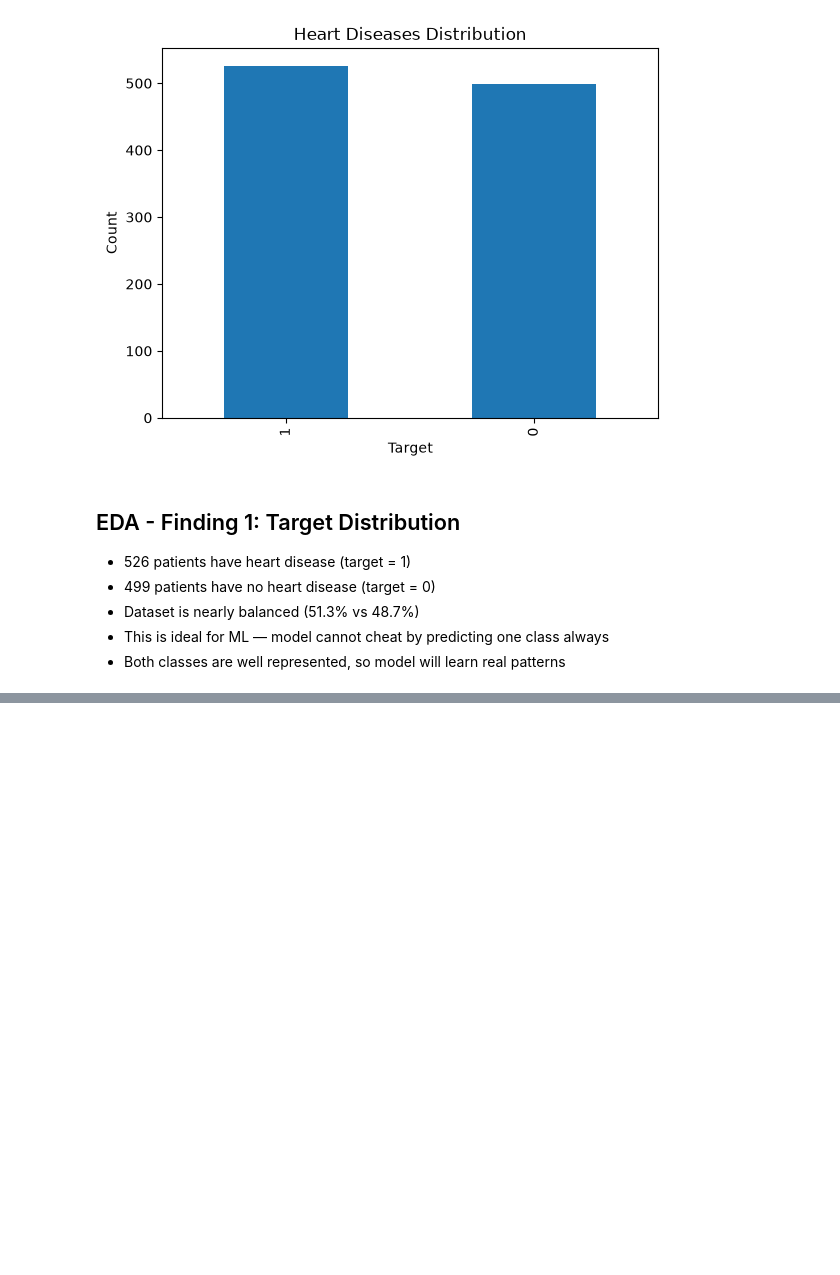
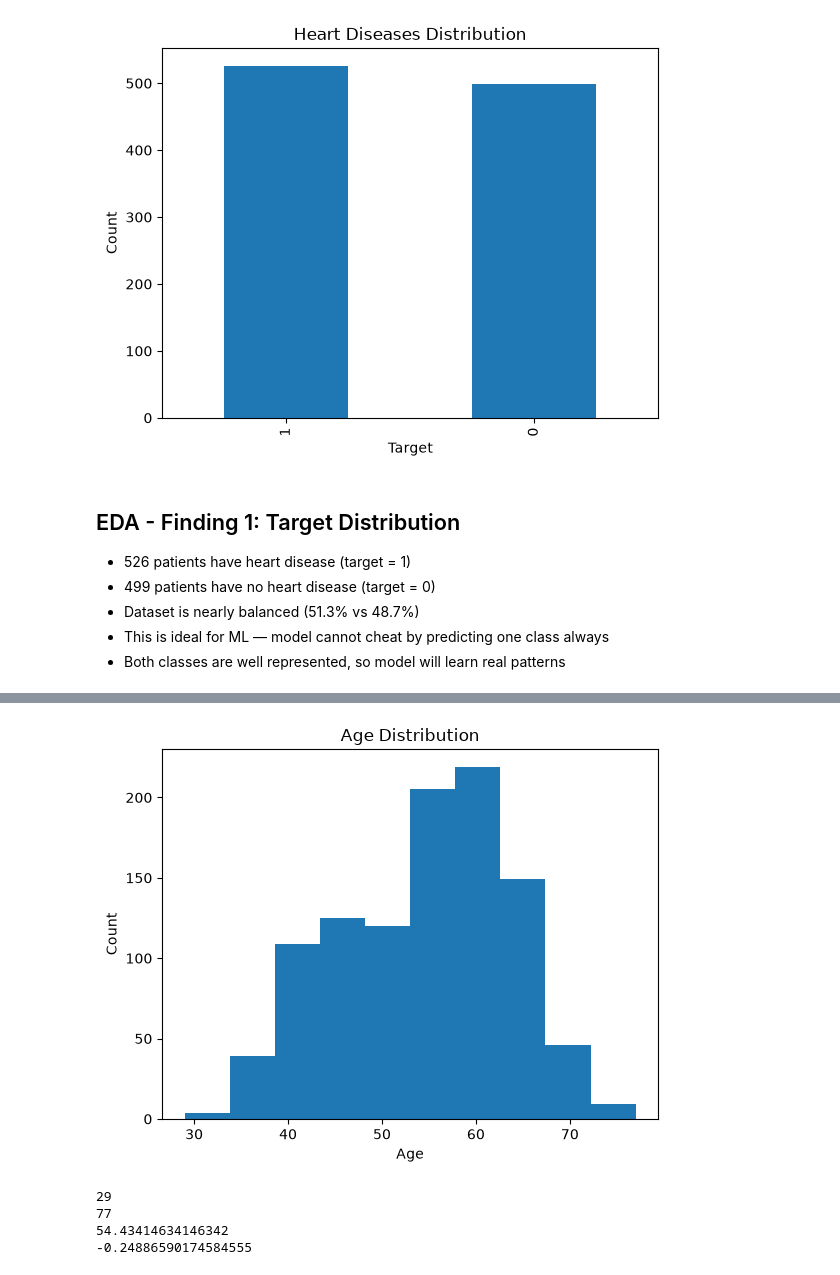
Before and after one commit to korlapuacharyrohan-ai/heart-diseases-prediction, a Jupyter notebook: heart_disease_project.ipynb, the cells around one changed output, grey strips where cells are left out. Saved outputs shown, nothing was run; the diff lists cells and outputs as text; code cells hidden in the pictures; blank space fills up the shorter version.

```diff
--- a/heart_disease_project.ipynb
+++ b/heart_disease_project.ipynb
@@ -86,0 +129,18 @@ plt.show()
+# %%
+plt.hist(df['age'], bins=10)
+plt.title('Age Distribution')
+plt.xlabel('Age')
+plt.ylabel('Count')
+plt.show()
+# %% [output]
+[figure, added]
+# %%
+print(df['age'].min())
+print(df['age'].max())
+print(df['age'].mean())
+print(df['age'].skew())
+# %% [output]
+29
+77
+54.43414634146342
+-0.24886590174584555
```
Also changed, not shown: parts of 8 cells of this notebook.
